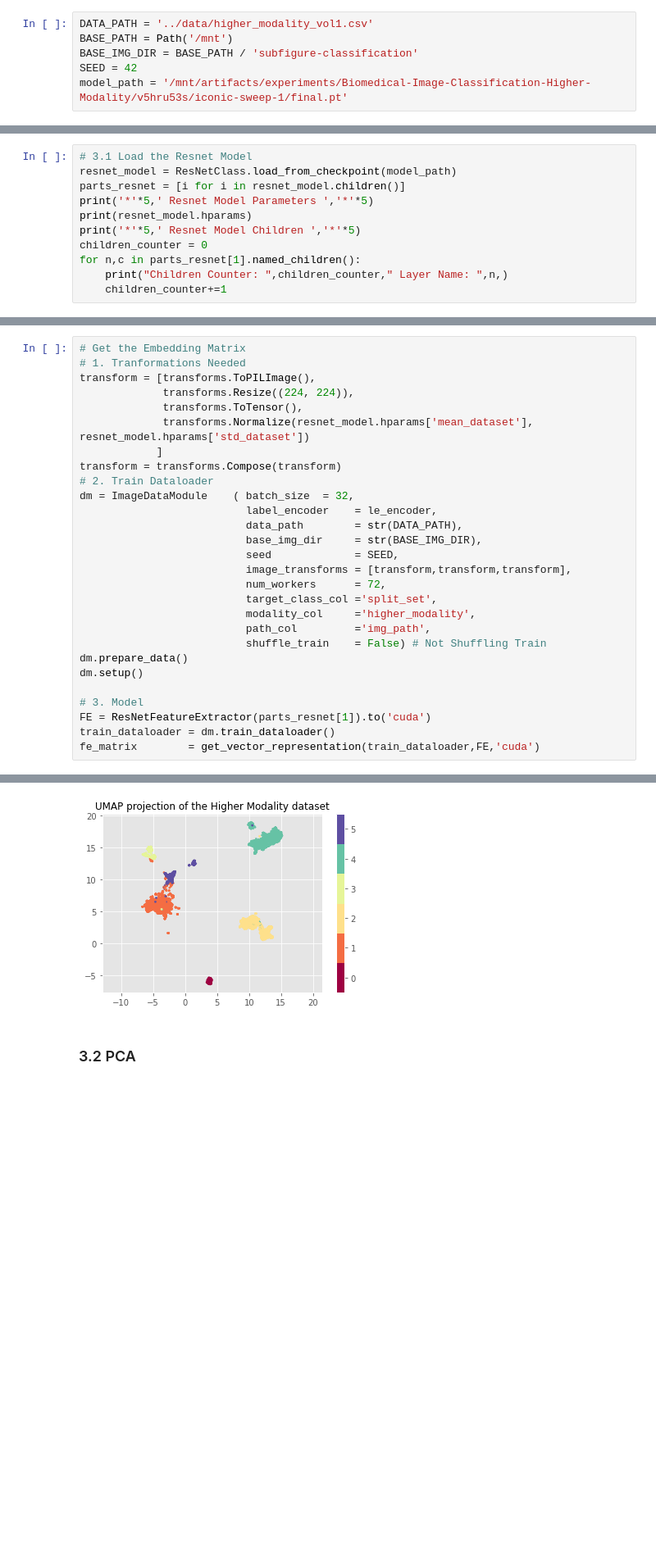
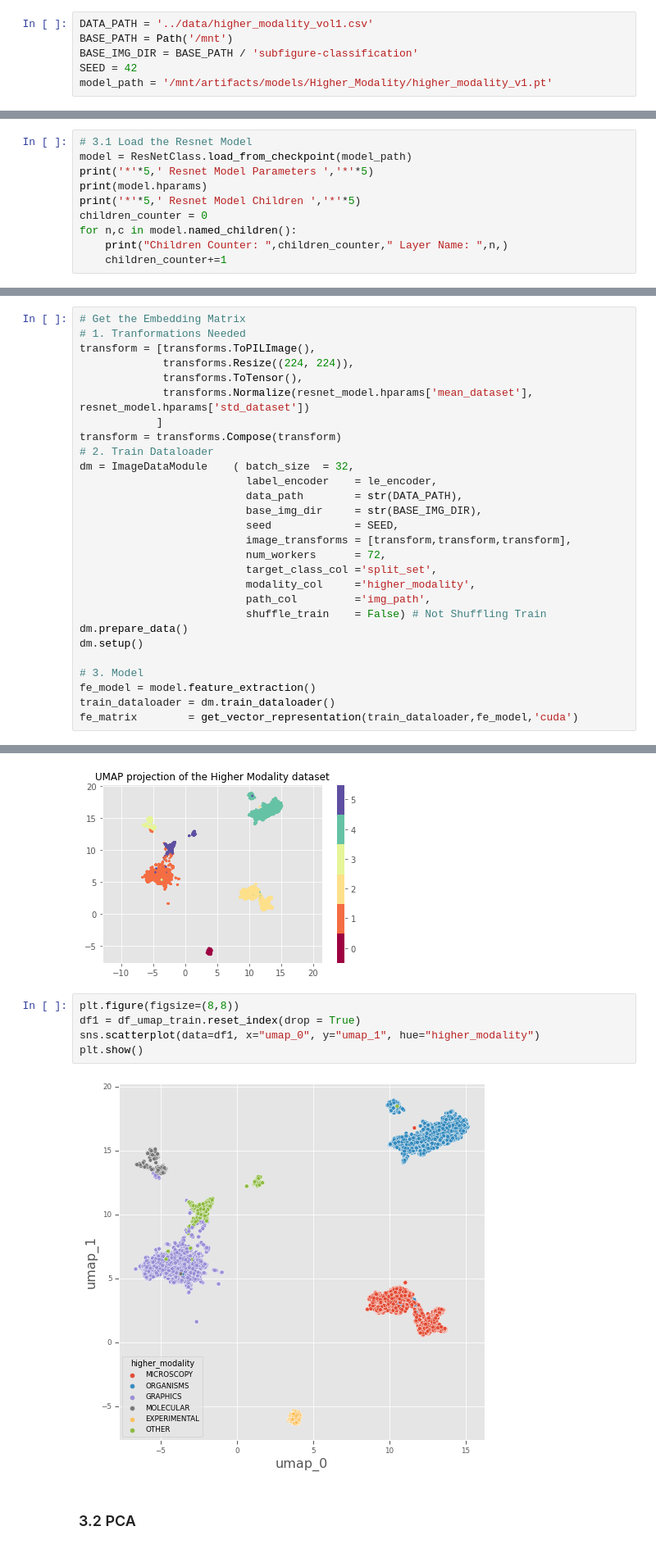
Before and after one commit to jtrells/biomedical-image-classification, a Jupyter notebook: nb/06.Embedding Representation Higher Modality.ipynb, the cells around one changed output, grey strips where cells are left out. Shown: that part at 82% size. Saved outputs shown, nothing was run; the diff lists cells and outputs as text; blank space fills up the shorter version.

```diff
--- a/nb/06.Embedding Representation Higher Modality.ipynb
+++ b/nb/06.Embedding Representation Higher Modality.ipynb
@@ -43,7 +43,7 @@ DATA_PATH = '../data/higher_modality_vol1.csv'
 BASE_PATH = Path('/mnt')
 BASE_IMG_DIR = BASE_PATH / 'subfigure-classification'
 SEED = 42
-model_path = '/mnt/artifacts/experiments/Biomedical-Image-Classification-Higher-Modality/v5hru53s/iconic-sweep-1/final.pt'
+model_path = '/mnt/artifacts/models/Higher_Modality/higher_modality_v1.pt'
 # %% [markdown]
 ## 2. Feature Extraction - ResNet CNN
 # %% [markdown]
@@ -61,13 +61,12 @@ df.head()
 | 4 | 11373_2007_9226_Fig1_HTML-14.jpg | DMFL | TRAIN | clef16 | 2016/train/DMFL/11373_2007_9226_F... | MICROSCOPY | Colocalization of hNopp140, pol I... | TRAIN |
 # %%
 # 3.1 Load the Resnet Model
-resnet_model = ResNetClass.load_from_checkpoint(model_path)
-parts_resnet = [i for i in resnet_model.children()]
+model = ResNetClass.load_from_checkpoint(model_path)
 print('*'*5,' Resnet Model Parameters ','*'*5)
-print(resnet_model.hparams)
+print(model.hparams)
 print('*'*5,' Resnet Model Children ','*'*5)
 children_counter = 0
-for n,c in parts_resnet[1].named_children():
+for n,c in model.named_children():
     print("Children Counter: ",children_counter," Layer Name: ",n,)
     children_counter+=1
 # %% [output]
@@ -115,9 +110,9 @@ dm.prepare_data()
 dm.setup()
 
 # 3. Model
-FE = ResNetFeatureExtractor(parts_resnet[1]).to('cuda')
+fe_model = model.feature_extraction()
 train_dataloader = dm.train_dataloader()
-fe_matrix        = get_vector_representation(train_dataloader,FE,'cuda')
+fe_matrix        = get_vector_representation(train_dataloader,fe_model,'cuda')
 # %%
 df_fe        = pd.DataFrame(fe_matrix,columns = [f"fe_{i}" for i in range(2048)])
 df_embedding = pd.concat([df[df['split_set']=='TRAIN'].reset_index(drop = True),df_fe],axis = 1)
@@ -138,6 +133,13 @@ plt.colorbar(boundaries=np.arange(7)-0.5).set_ticks(np.arange(7))
 plt.title('UMAP projection of the Higher Modality dataset', fontsize=12);
 # %% [output]
 [figure]
+# %%
+plt.figure(figsize=(8,8))
+df1 = df_umap_train.reset_index(drop = True)
+sns.scatterplot(data=df1, x="umap_0", y="umap_1", hue="higher_modality")
+plt.show()
+# %% [output]
+[figure, added]
 # %% [markdown]
 ### 3.2 PCA
 # %%
```
Also changed, not shown: parts of 5 cells of this notebook, 18 other files.
